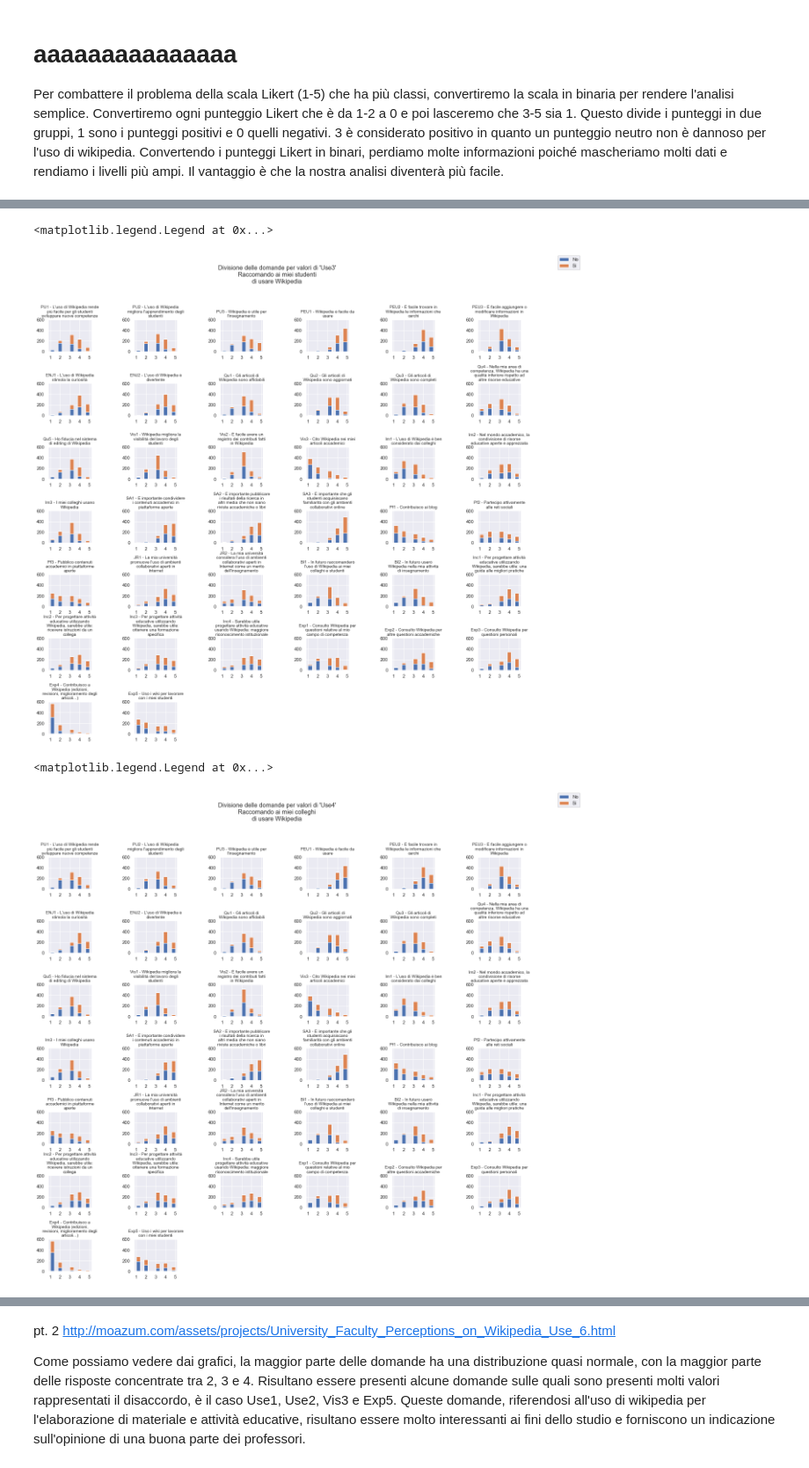
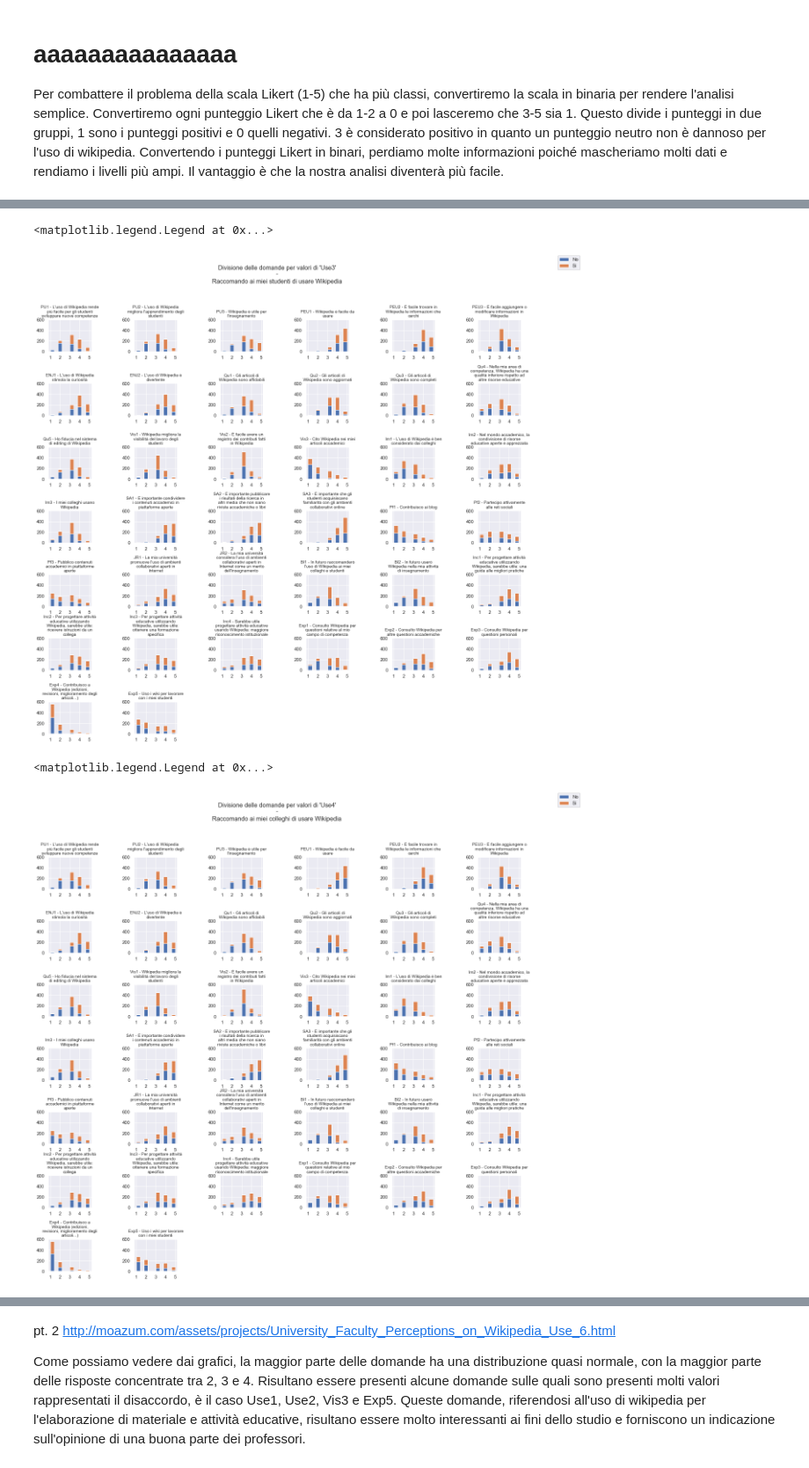
Before and after one commit to AposVinc/wiki4HEProject, a Jupyter notebook: wiki4HE.ipynb, the cells around one changed output, grey strips where cells are left out. Shown at 88% size. Drawn from its saved outputs; the diff is of its cells as text; code cells hidden in the pictures.

```diff
--- a/wiki4HE.ipynb
+++ b/wiki4HE.ipynb
@@ -711,7 +764,7 @@ plt.subplots_adjust(wspace=1)
 for i, x in enumerate(domande_uses.columns):
     ax = plt.subplot(1,5,i+1)
     ax.hist(domande_uses[x], bins=2)
-    ax.set_title(domande_uses_titles[i], fontsize = 10)
+    ax.set_title(domande_titles[x], fontsize = 10)
     ax.set_xticks([0,1])
     ax.set_xticklabels(["No", "Si"])
     ax.set_yticks([0, 250, 500, 750])
@@ -765,10 +779,10 @@ plt.subplots_adjust(wspace=1, hspace=1)
 for i, x in enumerate(questionario.drop(['Use1','Use2','Use3','Use4','Use5'], axis=1).columns):
     ax = plt.subplot(7,6,i+1)
     ax.hist([questionario[x][questionario['Use1'] == 0], questionario[x][questionario['Use1'] == 1]], stacked=True)
-    ax.set_title("\n".join(textwrap.wrap(x + " - " + domande_titles[i], 30)), fontsize = 10)
+    ax.set_title("\n".join(textwrap.wrap(x + " - " + domande_titles[x], 30)), fontsize = 10)
     ax.set_xticks([1, 2, 3, 4, 5])
     ax.set_yticks([0, 200, 400, 600])
-plt.suptitle("Divisione delle domande per valori di 'Use1'" + "\n-" + "\n" + domande_uses_titles[0])
+plt.suptitle("Divisione delle domande per valori di 'Use1'" + "\n-" + "\n" + domande_titles['Use1'])
 fig.legend(["No", "Si"])
 # %% [output]
 <matplotlib.legend.Legend at 0x...>
@@ -779,11 +793,11 @@ plt.subplots_adjust(wspace=1, hspace=1)
 for i, x in enumerate(questionario.drop(['Use1','Use2','Use3','Use4','Use5'], axis=1).columns):
     ax = plt.subplot(7,6,i+1)
     ax.hist([questionario[x][questionario['Use2'] == 0], questionario[x][questionario['Use2'] == 1]], stacked=True)
-    ax.set_title("\n".join(textwrap.wrap(x + " - " + domande_titles[i], 30)), fontsize = 10)
+    ax.set_title("\n".join(textwrap.wrap(x + " - " + domande_titles[x], 30)), fontsize = 10)
     ax.set_xticks([1, 2, 3, 4, 5])
     ax.set_yticks([0, 200, 400, 600])
 
-plt.suptitle("Divisione delle domande per valori di 'Use2'" + "\n-" + "\n" + domande_uses_titles[1])
+plt.suptitle("Divisione delle domande per valori di 'Use2'" + "\n-" + "\n" + domande_titles['Use2'])
 fig.legend(["No", "Si"])
 # %% [output]
 <matplotlib.legend.Legend at 0x...>
@@ -794,28 +808,28 @@ plt.subplots_adjust(wspace=1, hspace=1)
 for i, x in enumerate(questionario.drop(['Use1','Use2','Use3','Use4','Use5'], axis=1).columns):
     ax = plt.subplot(7,6,i+1)
     ax.hist([questionario[x][questionario['Use3'] == 0], questionario[x][questionario['Use3'] == 1]], stacked=True)
-    ax.set_title("\n".join(textwrap.wrap(x + " - " + domande_titles[i], 30)), fontsize = 10)
+    ax.set_title("\n".join(textwrap.wrap(x + " - " + domande_titles[x], 30)), fontsize = 10)
     ax.set_xticks([1, 2, 3, 4, 5])
     ax.set_yticks([0, 200, 400, 600])
-plt.suptitle("Divisione delle domande per valori di 'Use3'" + "\n-" + "\n" + domande_uses_titles[2])
+plt.suptitle("Divisione delle domande per valori di 'Use3'" + "\n-" + "\n" + domande_titles['Use3'])
 fig.legend(["No", "Si"])
 # %% [output]
 <matplotlib.legend.Legend at 0x...>
-[figure, old version]
+[figure, new version]
 # %%
 fig = plt.figure(figsize=(20,18))
 plt.subplots_adjust(wspace=1, hspace=1)
 for i, x in enumerate(questionario.drop(['Use1','Use2','Use3','Use4','Use5'], axis=1).columns):
     ax = plt.subplot(7,6,i+1)
     ax.hist([questionario[x][questionario['Use4'] == 0], questionario[x][questionario['Use4'] == 1]], stacked=True)
-    ax.set_title("\n".join(textwrap.wrap(x + " - " + domande_titles[i], 30)), fontsize = 10)
+    ax.set_title("\n".join(textwrap.wrap(x + " - " + domande_titles[x], 30)), fontsize = 10)
     ax.set_xticks([1, 2, 3, 4, 5])
     ax.set_yticks([0, 200, 400, 600])
-plt.suptitle("Divisione delle domande per valori di 'Use4'" + "\n-" + "\n" + domande_uses_titles[3])
+plt.suptitle("Divisione delle domande per valori di 'Use4'" + "\n-" + "\n" + domande_titles['Use4'])
 fig.legend(["No", "Si"])
 # %% [output]
 <matplotlib.legend.Legend at 0x...>
-[figure, old version]
+[figure, new version]
 # %%
 fig = plt.figure(figsize=(20,18))
 plt.subplots_adjust(wspace=1, hspace=1)
```
Also changed, not shown: parts of 16 cells of this notebook.
